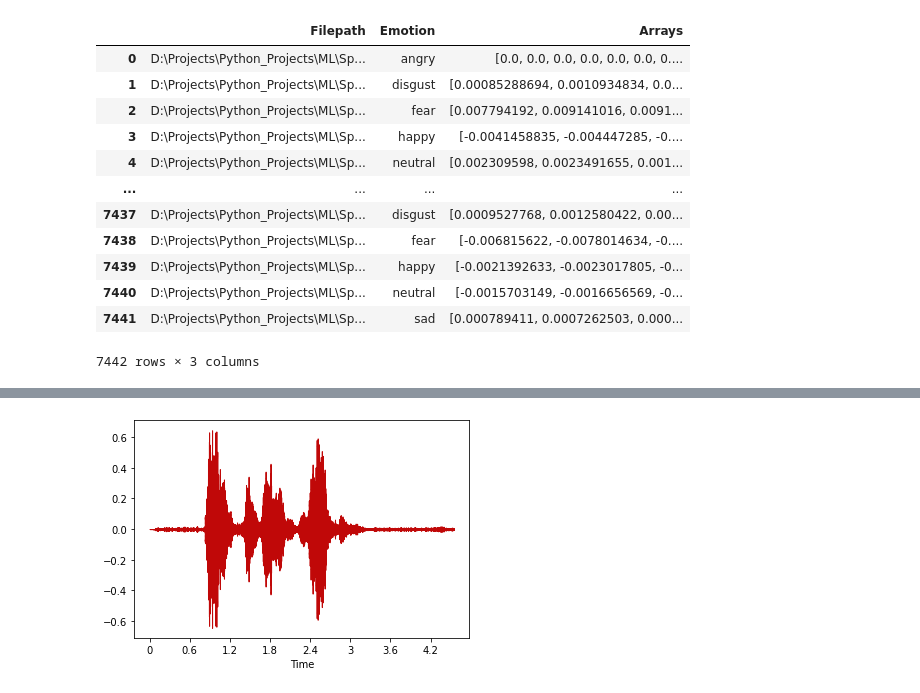
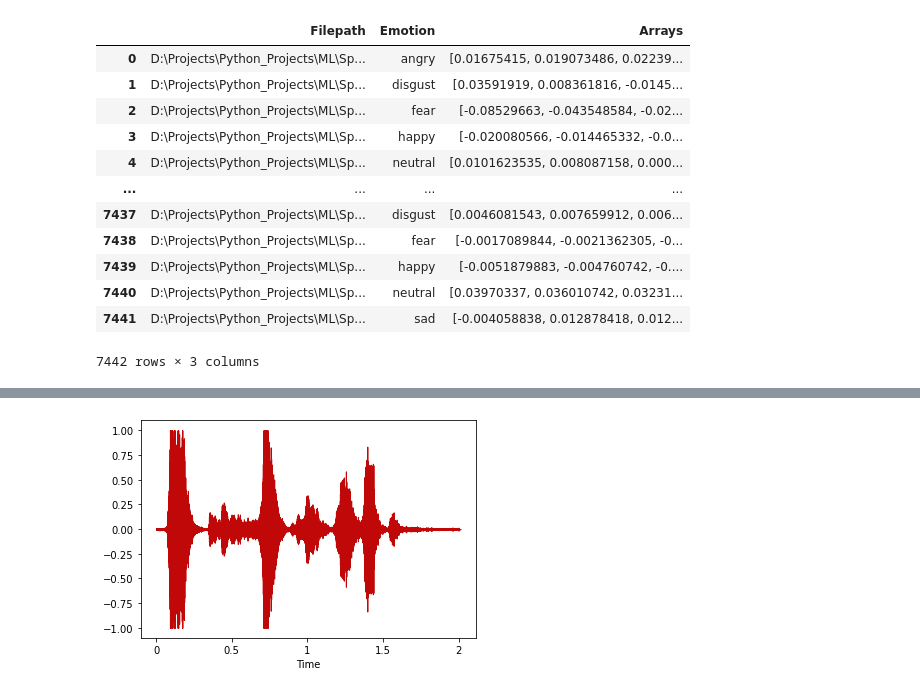
Before and after one commit to Oraby404/SpeechEmotionRecognition_Pytorch, a Jupyter notebook: pytorch.ipynb, the cells around one changed output, grey strips where cells are left out. Drawn from its saved outputs; the diff is of its cells as text; code cells hidden in the pictures.

```diff
--- a/pytorch.ipynb
+++ b/pytorch.ipynb
@@ -53,34 +45,35 @@ audio_df = pd.DataFrame(processed_data, columns=['Filepath', 'Emotion'])
 audio_arrays = []
 
 for i in audio_df['Filepath']:
-    x, sr = librosa.load(i, sr=44100)
+    # audio sr = 16000
+    x, sr = librosa.load(i, sr=None, offset=0.6)
     audio_arrays.append(x)
 
 audio_df['Arrays'] = audio_arrays
 audio_df
 # %% [output]
 |  | Filepath | Emotion | Arrays |
-| 0 | D:\Projects\Python_Projects\ML\Sp... | angry | [0.0, 0.0, 0.0, 0.0, 0.0, 0.0, 0.... |
-| 1 | D:\Projects\Python_Projects\ML\Sp... | disgust | [0.00085288694, 0.0010934834, 0.0... |
-| 2 | D:\Projects\Python_Projects\ML\Sp... | fear | [0.007794192, 0.009141016, 0.0091... |
-| 3 | D:\Projects\Python_Projects\ML\Sp... | happy | [-0.0041458835, -0.004447285, -0.... |
-| 4 | D:\Projects\Python_Projects\ML\Sp... | neutral | [0.002309598, 0.0023491655, 0.001... |
+| 0 | D:\Projects\Python_Projects\ML\Sp... | angry | [0.01675415, 0.019073486, 0.02239... |
+| 1 | D:\Projects\Python_Projects\ML\Sp... | disgust | [0.03591919, 0.008361816, -0.0145... |
+| 2 | D:\Projects\Python_Projects\ML\Sp... | fear | [-0.08529663, -0.043548584, -0.02... |
+| 3 | D:\Projects\Python_Projects\ML\Sp... | happy | [-0.020080566, -0.014465332, -0.0... |
+| 4 | D:\Projects\Python_Projects\ML\Sp... | neutral | [0.0101623535, 0.008087158, 0.000... |
 | ... | ... | ... | ... |
-| 7437 | D:\Projects\Python_Projects\ML\Sp... | disgust | [0.0009527768, 0.0012580422, 0.00... |
-| 7438 | D:\Projects\Python_Projects\ML\Sp... | fear | [-0.006815622, -0.0078014634, -0.... |
-| 7439 | D:\Projects\Python_Projects\ML\Sp... | happy | [-0.0021392633, -0.0023017805, -0... |
-| 7440 | D:\Projects\Python_Projects\ML\Sp... | neutral | [-0.0015703149, -0.0016656569, -0... |
-| 7441 | D:\Projects\Python_Projects\ML\Sp... | sad | [0.000789411, 0.0007262503, 0.000... |
+| 7437 | D:\Projects\Python_Projects\ML\Sp... | disgust | [0.0046081543, 0.007659912, 0.006... |
+| 7438 | D:\Projects\Python_Projects\ML\Sp... | fear | [-0.0017089844, -0.0021362305, -0... |
+| 7439 | D:\Projects\Python_Projects\ML\Sp... | happy | [-0.0051879883, -0.004760742, -0.... |
+| 7440 | D:\Projects\Python_Projects\ML\Sp... | neutral | [0.03970337, 0.036010742, 0.03231... |
+| 7441 | D:\Projects\Python_Projects\ML\Sp... | sad | [-0.004058838, 0.012878418, 0.012... |
 7442 rows × 3 columns
 # %%
 angfile = audio_df[audio_df['Emotion'] == 'angry']['Filepath']
 angarray = audio_df[audio_df['Emotion'] == 'angry']['Arrays']
 
-librosa.display.waveshow(angarray.iloc[0], color='#C00808')
-IPython.display.Audio(angfile.iloc[0])
+librosa.display.waveshow(angarray.iloc[1100], color='#C00808')
+IPython.display.Audio(angfile.iloc[1100])
 # %% [output]
 [interactive output not drawn]
-[figure, old version]
+[figure, new version]
 # %%
 disfile = audio_df[audio_df['Emotion'] == 'disgust']['Filepath']
 disarray = audio_df[audio_df['Emotion'] == 'disgust']['Arrays']
```
Also changed, not shown: parts of 24 cells of this notebook.
